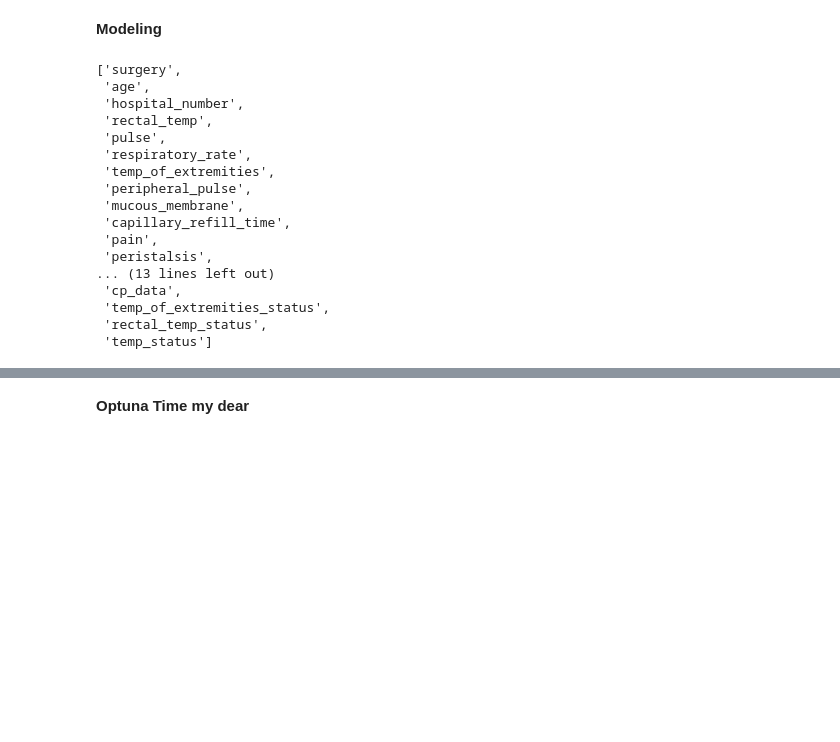
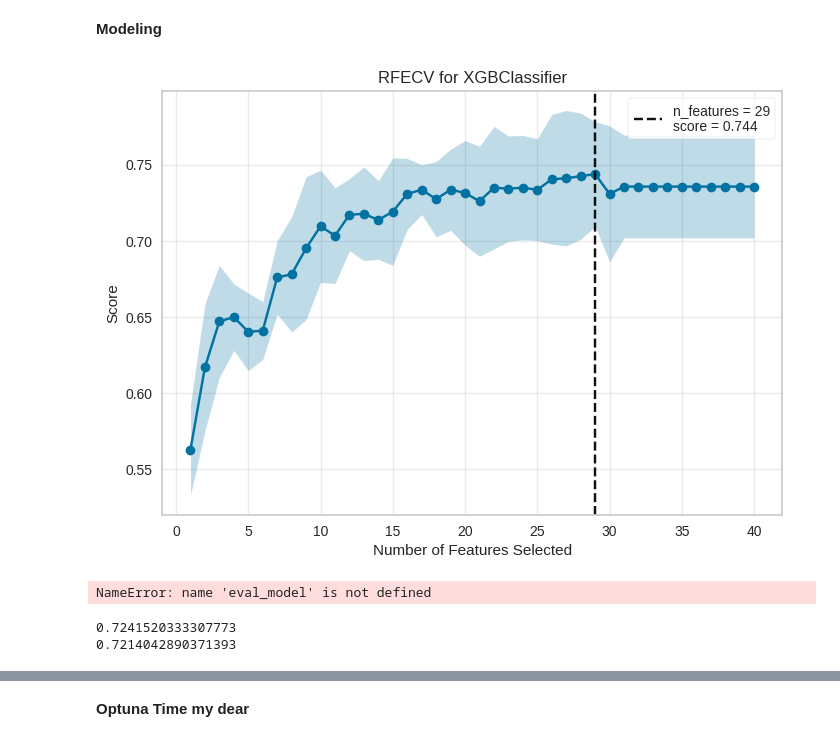
Before and after one commit to N4NiNi/Predict_horseoutcome, a Jupyter notebook: horses-outcome.ipynb, the cells around one changed output, grey strips where cells are left out. Cells and saved outputs as stored; diff of their text form; code cells hidden in the pictures; blank space fills up the shorter version.

```diff
--- a/horses-outcome.ipynb
+++ b/horses-outcome.ipynb
@@ -427,12 +428,29 @@ def process_data(df):
     df["rectal_exam_feces"] = df["rectal_exam_feces"].replace('serosanguious', 'absent')
     df["nasogastric_reflux"] = df["nasogastric_reflux"].replace('slight', 'none')
 
-    df['temp_of_extremities_status']=df['temp_of_extremities'].apply(lambda x:1 if x=='normal' else 0)
-    df['rectal_temp_status']=df['rectal_temp'].apply(lambda x:1 if 37.5<=x<=38.6 else 0)
-    df['temp_status']=np.where((df['temp_of_extremities_status']==1)&(df['rectal_temp_status']==1),1,0)
+    #numerical transformations
+    df["log_pulse"] = np.log1p(df["pulse"])
+    df["log_respiratory_rate"] = np.log1p(df["respiratory_rate"])
+    df["log_lesion_1"] = np.log1p(df["lesion_1"])
 
+    df["square_rectal_temp"] = np.sqrt(df["rectal_temp"])
+    df["square_abdomo_protein"] = np.sqrt(df["abdomo_protein"])
 
-    features = df.drop(columns=['id', 'lesion_3']).columns.tolist()
+    #new categories
+    df['temp_of_extremities_cat']=df['temp_of_extremities'].apply(lambda x:1 if x=='normal' else 0)
+    df['rectal_temp_cat']=df['rectal_temp'].apply(lambda x:1 if 37.5<=x<=38.6 else 0)
+    df['temp_status']=np.where((df['temp_of_extremities_cat']==1)&(df['rectal_temp_cat']==1),1,0)
+    df['respiratory_rate_cat']=df['respiratory_rate'].apply(lambda x:0 if x<55 else 1)
+    df['total_protein_category'] = df['total_protein'].apply(lambda x:0 if x<40 else 1)
+    df['lesion_1_category'] = df['lesion_1'].apply(lambda x:0 if x<40 else 1)
+    df['normal_vitals'] = (df['pulse'] <= 100) & (df['respiratory_rate'] <= 30)
+    #df['pain_distention_relation'] = (df['pain'] >= 3) & (df['abdominal_distention'] >= 2)
+
+    #relationship
+    df['pulse_respiratory_ratio'] = df['pulse'] / df['respiratory_rate']
+    df['heart_respiratory_ratio'] = df['pulse'] / df['respiratory_rate']
+
+    features = df.drop(columns=['id', 'lesion_3']).columns.tolist() #lesion_3 has only 1 unique value
     df_x = df[features]
 
     df_encoded, label_encoders = encode(df_x, categorical_vars)
@@ -449,26 +467,6 @@ data_processed['outcome'] = le.fit_transform(data_processed['outcome'])
 (1457, 29)
 # %% [markdown]
 **Modeling**
-# %%
-all_features
-# %% [output]
-['surgery',
- 'age',
- 'hospital_number',
- 'rectal_temp',
- 'pulse',
- 'respiratory_rate',
- 'temp_of_extremities',
- 'peripheral_pulse',
- 'mucous_membrane',
- 'capillary_refill_time',
- 'pain',
- 'peristalsis',
-... (13 lines left out)
- 'cp_data',
- 'temp_of_extremities_status',
- 'rectal_temp_status',
- 'temp_status']
 # %%
 X = data_processed[all_features]
 y = data_processed[target]
@@ -481,6 +479,23 @@ def eval_model(model, vars, target, scoring='f1_micro', folds=7):
     scores = np.mean(cv_scores)
 
     return scores
+# %%
+from yellowbrick.model_selection import rfecv
+
+
+estimator = XGBClassifier(objective='multi:softmax', num_class=3)
+visualizer = rfecv(estimator, X=X, y=y, cv=StratifiedKFold(10, random_state=42, shuffle=True), scoring='f1_micro')
+
+selected_col = X.columns[visualizer.support_]
+# %% [output]
+[figure, added]
+NameError: name 'eval_model' is not defined
+# %%
+print(eval_model(estimator, X[selected_col], y, folds=9))
+print(eval_model(estimator, X, y, folds=9))
+# %% [output]
+0.7241520333307773
+0.7214042890371393
 # %%
 from xgboost import XGBClassifier
 from lightgbm import LGBMClassifier
```
Also changed, not shown: parts of 8 cells of this notebook.
